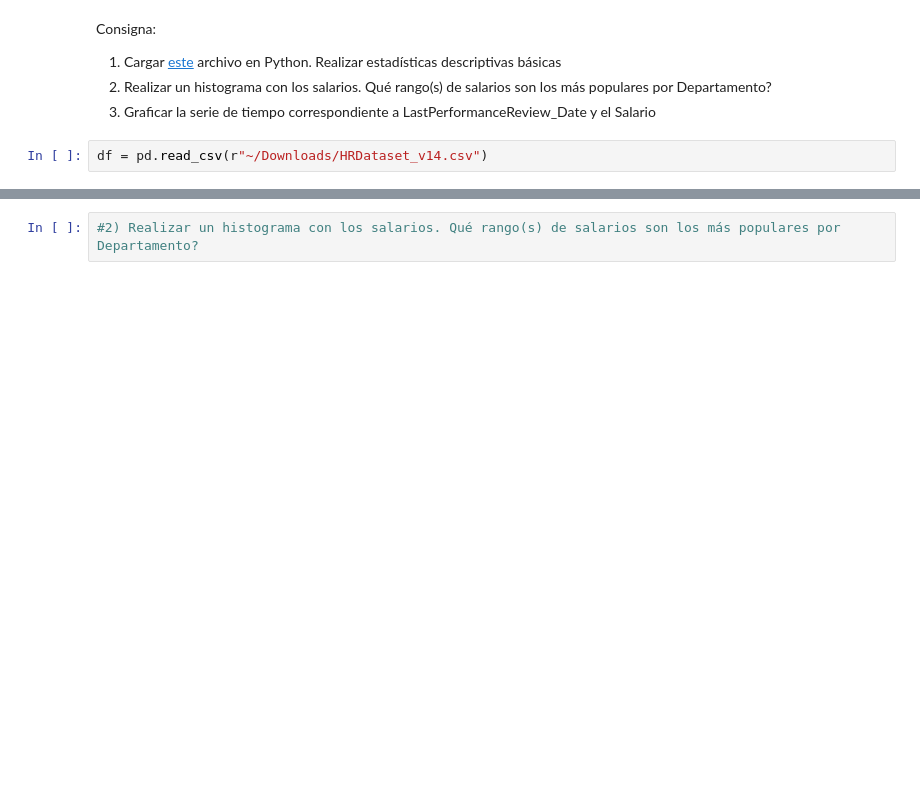
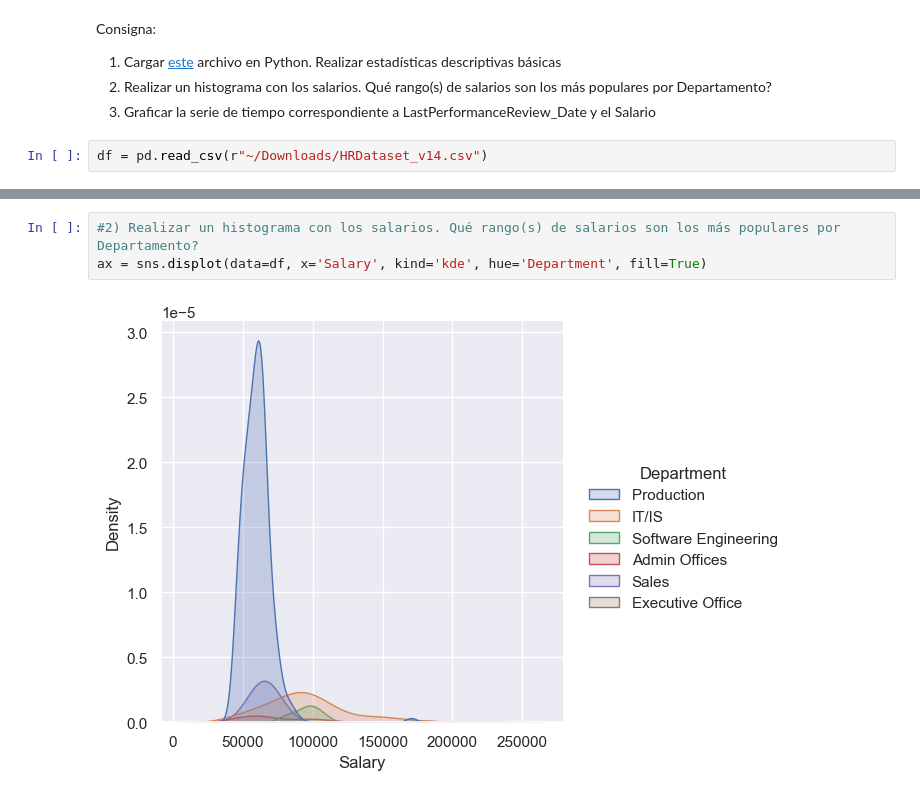
Before and after one commit to Zurishadday/CoderHouseDS, a Jupyter notebook: Clase 8.ipynb, the cells around one changed output, grey strips where cells are left out. Cells and saved outputs as stored; diff of their text form; blank space fills up the shorter version.

```diff
--- a/Clase 8.ipynb
+++ b/Clase 8.ipynb
@@ -210,5 +241,8 @@ df = pd.read_csv(r"~/Downloads/HRDataset_v14.csv")
 # %%
 #2) Realizar un histograma con los salarios. Qué rango(s) de salarios son los más populares por Departamento?
+ax = sns.displot(data=df, x='Salary', kind='kde', hue='Department', fill=True)
+# %% [output]
+[figure, added]
 # %%
 #3) Graficar la serie de tiempo correspondiente a LastPerformanceReview_Date y el Salario
 # Tip buscar ordenar las fechas
```
Also changed, not shown: parts of 6 cells of this notebook, 1 other file.
